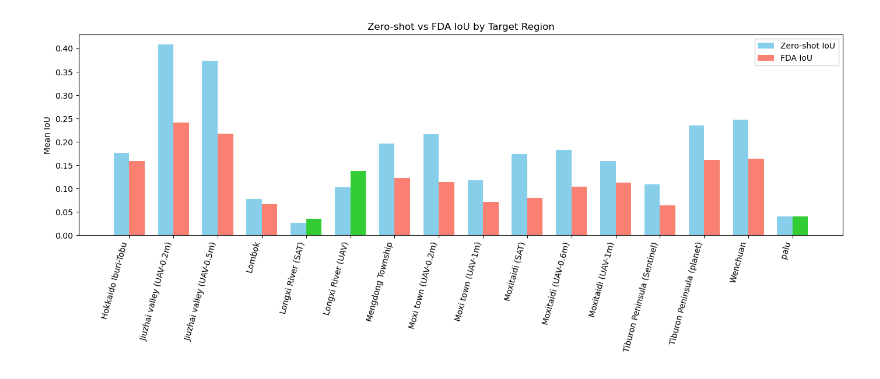
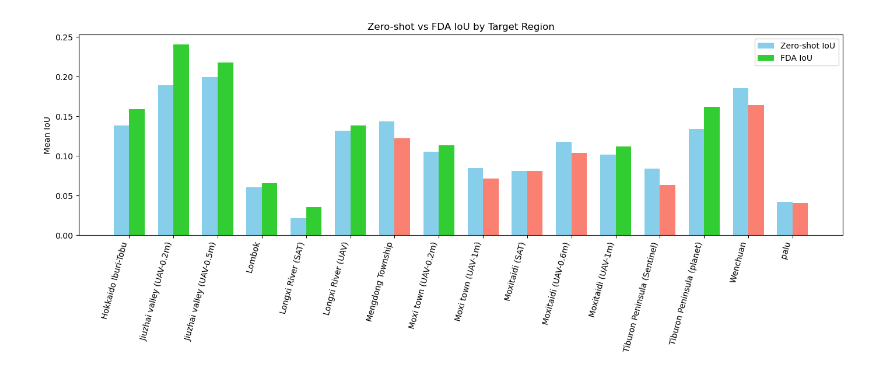
Before and after one commit to Rahuldeb5/Intelligent-Geohazards-Modeling, a Jupyter notebook: src/hlfd/graphs.ipynb, the cells around one changed output. Drawn from its saved outputs; the diff is of its cells as text; code cells hidden in the pictures.

```diff
--- a/src/hlfd/graphs.ipynb
+++ b/src/hlfd/graphs.ipynb
@@ -2,7 +2,7 @@
 import pandas as pd
 import matplotlib.pyplot as plt
 
-zero = pd.read_csv("../../results/baseline/source_only_100.csv")
+zero = pd.read_csv("../../results/new_fda/01_new.csv")
 fda = pd.read_csv("../../results/new_fda/01.csv")
 
 zero = zero.add_suffix("_zero")
@@ -15,31 +15,31 @@ merged = pd.merge(
     right_on=["source_region_fda", "target_region_fda"],
     how="inner"
 )
 
 merged["pair"] = merged["source_region_zero"] + " → " + merged["target_region_zero"]
 merged["iou_zero"] = merged["iou_zero"]
 merged["iou_fda"] = merged["iou_fda"]
 
 grouped = merged.groupby("target_region_zero")[["iou_zero", "iou_fda"]].mean().reset_index()
 
 grouped["better_fda"] = grouped["iou_fda"] > grouped["iou_zero"]
 
 plt.figure(figsize=(14, 6))
 bar_width = 0.35
 x = range(len(grouped))
 
 plt.bar([i - bar_width/2 for i in x],
         grouped["iou_zero"], width=bar_width, label="Zero-shot IoU", color="skyblue")
 
 colors = ["limegreen" if b else "salmon" for b in grouped["better_fda"]]
 plt.bar([i + bar_width/2 for i in x],
         grouped["iou_fda"], width=bar_width, label="FDA IoU", color=colors)
 
 plt.xticks(x, grouped["target_region_zero"], rotation=75, ha="right")
 plt.ylabel("Mean IoU")
 plt.title("Zero-shot vs FDA IoU by Target Region")
 plt.legend()
 plt.tight_layout()
 plt.show()
 # %% [output]
-[figure, old version]
+[figure, new version]
```
Also changed, not shown: parts of 4 cells of this notebook, 1 other file.
